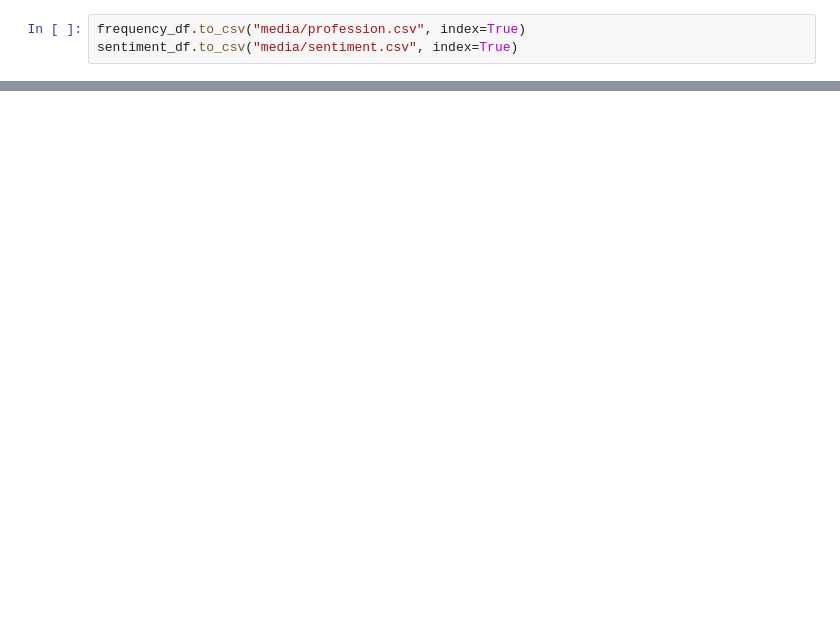
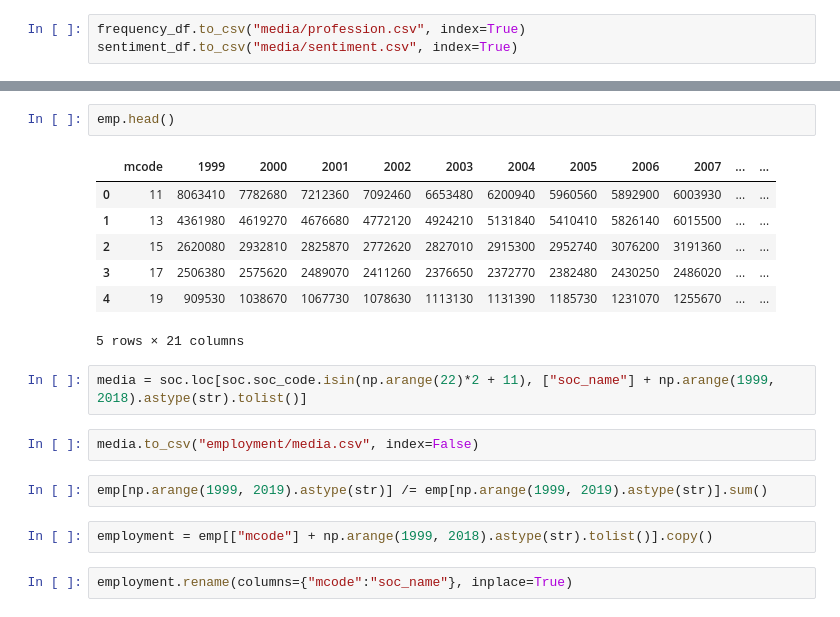
Before and after one commit to sabyasachee/profession-visualizations, a Jupyter notebook: ccmi-profession/processing.ipynb, the cells around one changed output, grey strips where cells are left out. Drawn from its saved outputs; the diff is of its cells as text; blank space fills up the shorter version.

```diff
--- a/ccmi-profession/processing.ipynb
+++ b/ccmi-profession/processing.ipynb
@@ -304,0 +330,20 @@ sentiment_df.to_csv("media/sentiment.csv", index=True)
+# %%
+emp.head()
+# %% [output]
+|  | mcode | 1999 | 2000 | 2001 | 2002 | 2003 | 2004 | 2005 | 2006 | 2007 | ... | ... |
+| 0 | 11 | 8063410 | 7782680 | 7212360 | 7092460 | 6653480 | 6200940 | 5960560 | 5892900 | 6003930 | ... | ... |
+| 1 | 13 | 4361980 | 4619270 | 4676680 | 4772120 | 4924210 | 5131840 | 5410410 | 5826140 | 6015500 | ... | ... |
+| 2 | 15 | 2620080 | 2932810 | 2825870 | 2772620 | 2827010 | 2915300 | 2952740 | 3076200 | 3191360 | ... | ... |
+| 3 | 17 | 2506380 | 2575620 | 2489070 | 2411260 | 2376650 | 2372770 | 2382480 | 2430250 | 2486020 | ... | ... |
+| 4 | 19 | 909530 | 1038670 | 1067730 | 1078630 | 1113130 | 1131390 | 1185730 | 1231070 | 1255670 | ... | ... |
+5 rows × 21 columns
+# %%
+media = soc.loc[soc.soc_code.isin(np.arange(22)*2 + 11), ["soc_name"] + np.arange(1999, 2018).astype(str).tolist()]
+# %%
+media.to_csv("employment/media.csv", index=False)
+# %%
+emp[np.arange(1999, 2019).astype(str)] /= emp[np.arange(1999, 2019).astype(str)].sum()
+# %%
+employment = emp[["mcode"] + np.arange(1999, 2018).astype(str).tolist()].copy()
+# %%
+employment.rename(columns={"mcode":"soc_name"}, inplace=True)
```
Also changed, not shown: parts of 16 cells of this notebook, 4 other files.
